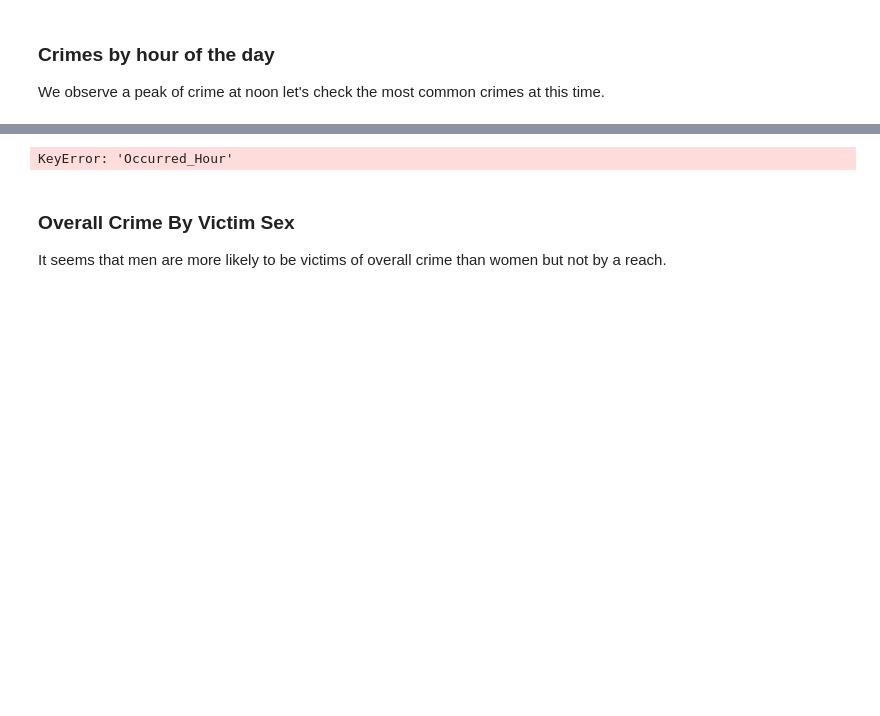
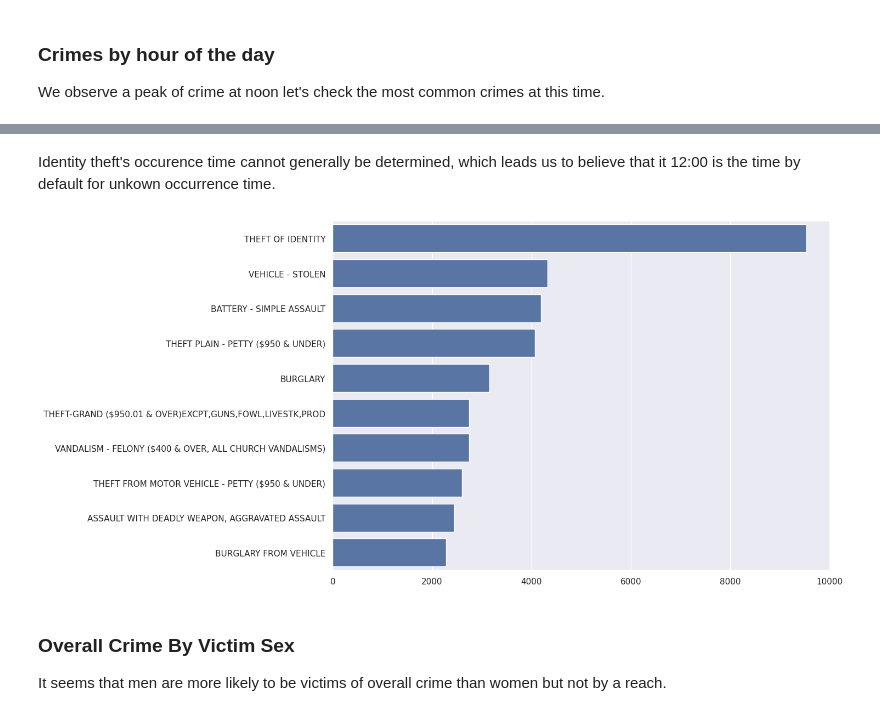
Before and after one commit to AyoubLaar/Data-Mining-Project, a Jupyter notebook: notebook.ipynb, the cells around one changed output, grey strips where cells are left out. Drawn from its saved outputs; the diff is of its cells as text; code cells hidden in the pictures; blank space fills up the shorter version.

```diff
--- a/notebook.ipynb
+++ b/notebook.ipynb
@@ -1007,11 +1027,13 @@ KeyError: 'Occurred_Hour'
+# %% [markdown]
+<p>Identity theft's occurence time cannot generally be determined, which leads us to believe that it 12:00 is the time by default for unkown occurrence time.</p>
 # %%
 df = data["Primary_Crime_Code"].loc[data["Occurred_Hour"] == "12"].value_counts().sort_values(ascending=False).reset_index()
-plot = sns.barplot(data=df,x=df.index.tolist(),y="Count")
+plot = sns.barplot(data=df.head(10),y=df["Primary_Crime_Code"].head(10).replace(primary_crime_to_description),x="count",orient="h")
 plot.set_xlabel("")
 plot.set_ylabel("")
 pass
 # %% [output]
-KeyError: 'Occurred_Hour'
+[figure, added]
 # %% [markdown]
 <h3>Overall Crime By Victim Sex</h3>
 <p>It seems that men are more likely to be victims of overall crime than women but not by a reach.</p>
```
Also changed, not shown: parts of 15 cells of this notebook.
